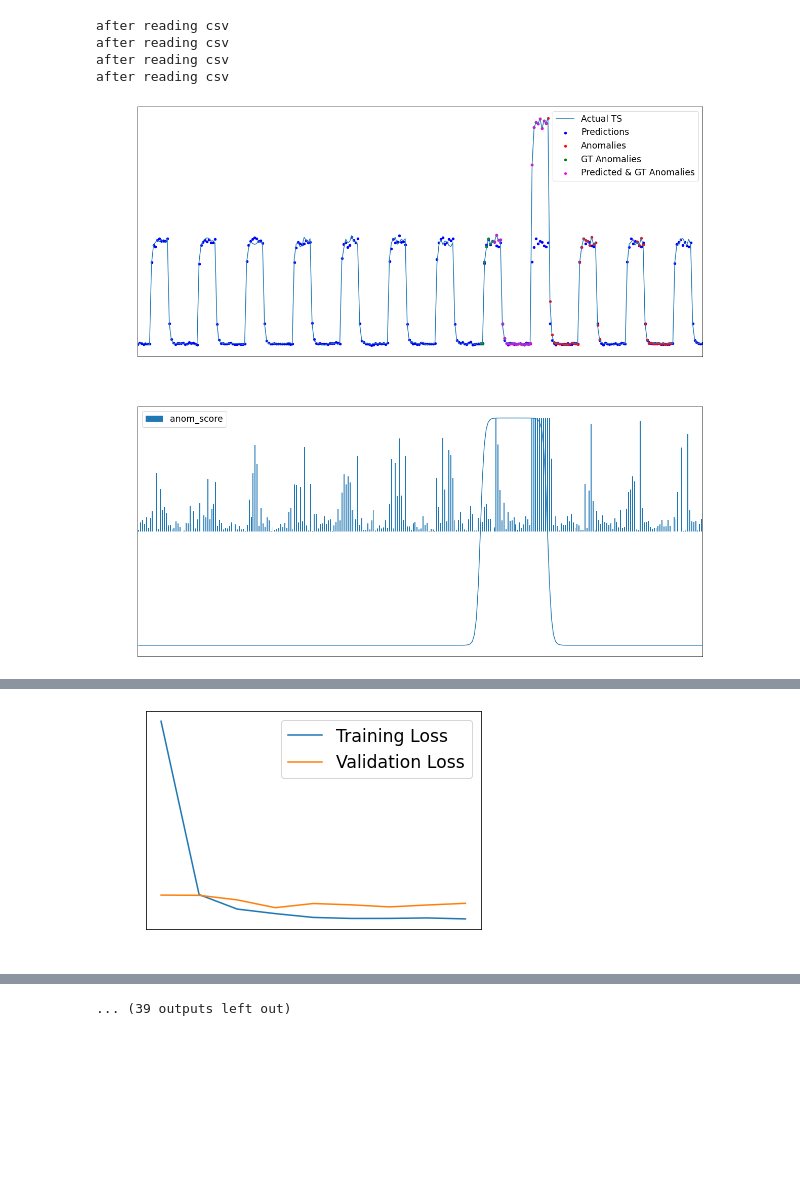
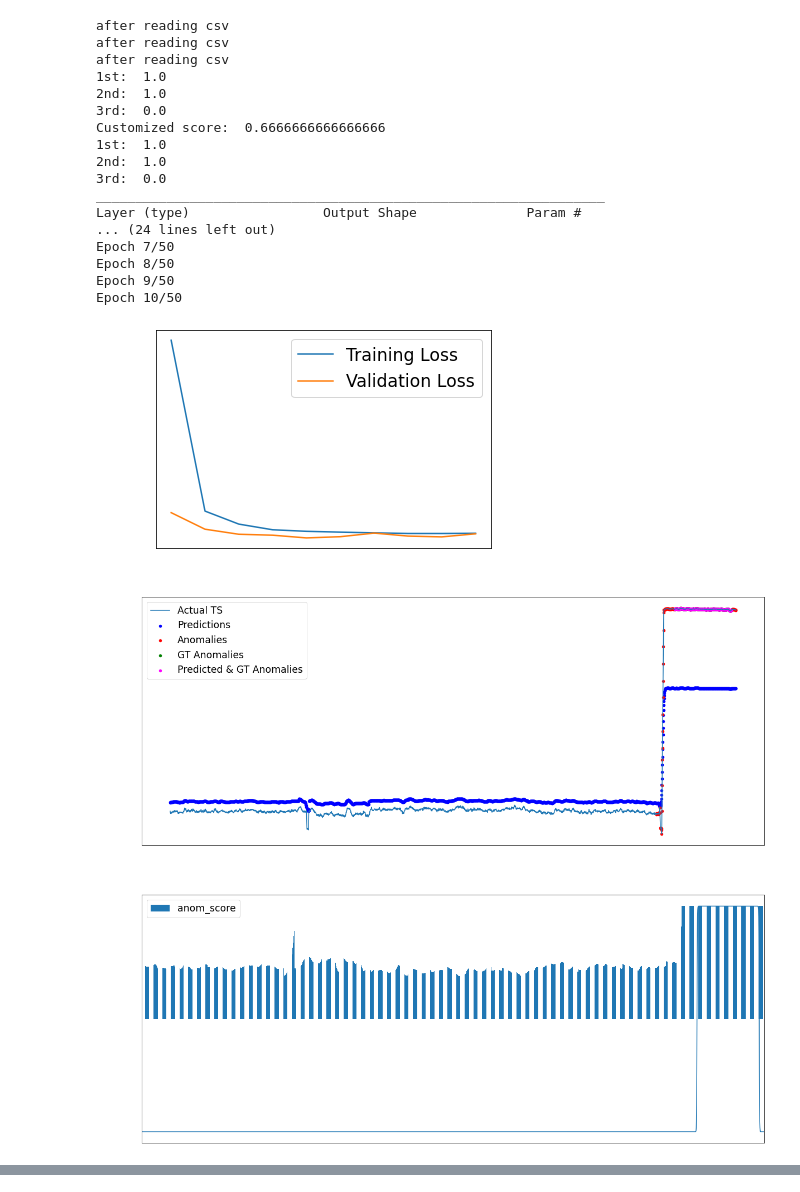
Before and after one commit to emerelte/kad, a Jupyter notebook: notebooks/eval_writer_nb.ipynb, the cells around one changed output, grey strips where cells are left out. Drawn from its saved outputs; the diff is of its cells as text; code cells hidden in the pictures; blank space fills up the shorter version.

```diff
--- a/notebooks/eval_writer_nb.ipynb
+++ b/notebooks/eval_writer_nb.ipynb
@@ -161,7 +161,7 @@ eval_dict: dict = {}
 
 X_LABEL = "timestamp"
 data_dir = "data/archive/"
-file_dir = "artificialWithAnomaly"
+file_dir = "realAWSCloudwatch"
 
 with open("data/archive/combined_windows.json") as f:
     ground_true_anomalies = json.load(f)
@@ -213,37 +213,50 @@ def task_executor(filename: str, original_df: pd.DataFrame, ground_true_anomalie
     scaler = MinMaxScaler(feature_range=(0, 1))
     preprocessed_df["value"] = scaler.fit_transform(preprocessed_df.values)
 
     file_eval_dict[LSTM_KEY] = []
     lstm_valid_err, lstm_eval_df = evaluate_lstm(preprocessed_df)
     file_eval_dict[LSTM_KEY].append(eval_func(lstm_valid_err, lstm_eval_df))
 
     return filename, file_eval_dict
 
 
-files_to_eval = ["art_daily_flatmiddle.csv",
-                 "art_daily_jumpsdown.csv",
-                 "art_daily_nojump.csv",
-                 "art_daily_jumpsup.csv"]
+files_to_eval = ["ec2_cpu_utilization_ac20cd.csv",
+                 "rds_cpu_utilization_e47b3b.csv",
+                 "ec2_cpu_utilization_825cc2.csv"]
 
 futures_table = list()
 
 for (dirpath, dirnames, filenames) in os.walk(data_dir):
     for filename in filenames:
         if filename in files_to_eval:
             file_path = os.path.join(dirpath, filename)
             original_df = pd.read_csv(file_path, parse_dates=True, index_col="timestamp")
             print("after reading csv")
             futures_table.append(
                 executor.submit(task_executor, filename, original_df, ground_true_anomalies,
                                 perform_customized_evaluation))
 
 for future in futures_table:
     result: Tuple[str, dict] = future.result()
     eval_dict[result[0]] = result[1]
 # %% [output]
 after reading csv
 after reading csv
 after reading csv
-after reading csv
+1st:  1.0
+2nd:  1.0
+3rd:  0.0
+Customized score:  0.6666666666666666
+1st:  1.0
+2nd:  1.0
+3rd:  0.0
+_________________________________________________________________
+Layer (type)                 Output Shape              Param #
+... (24 lines left out)
+Epoch 7/50
+Epoch 8/50
+Epoch 9/50
+Epoch 10/50
-[figure, old version]
+[figure, new version]
+[figure, new version]
 1st:  1.0
@@ -290 +318,0 @@ Epoch 10/50
-[figure, old version]
@@ -309,4 +321,3 @@ Epoch 16/50
-... (39 outputs left out)
 # %%
 eval_json = "eval.json"
 
```
Also changed, not shown: parts of 3 cells of this notebook, 9 other files.
